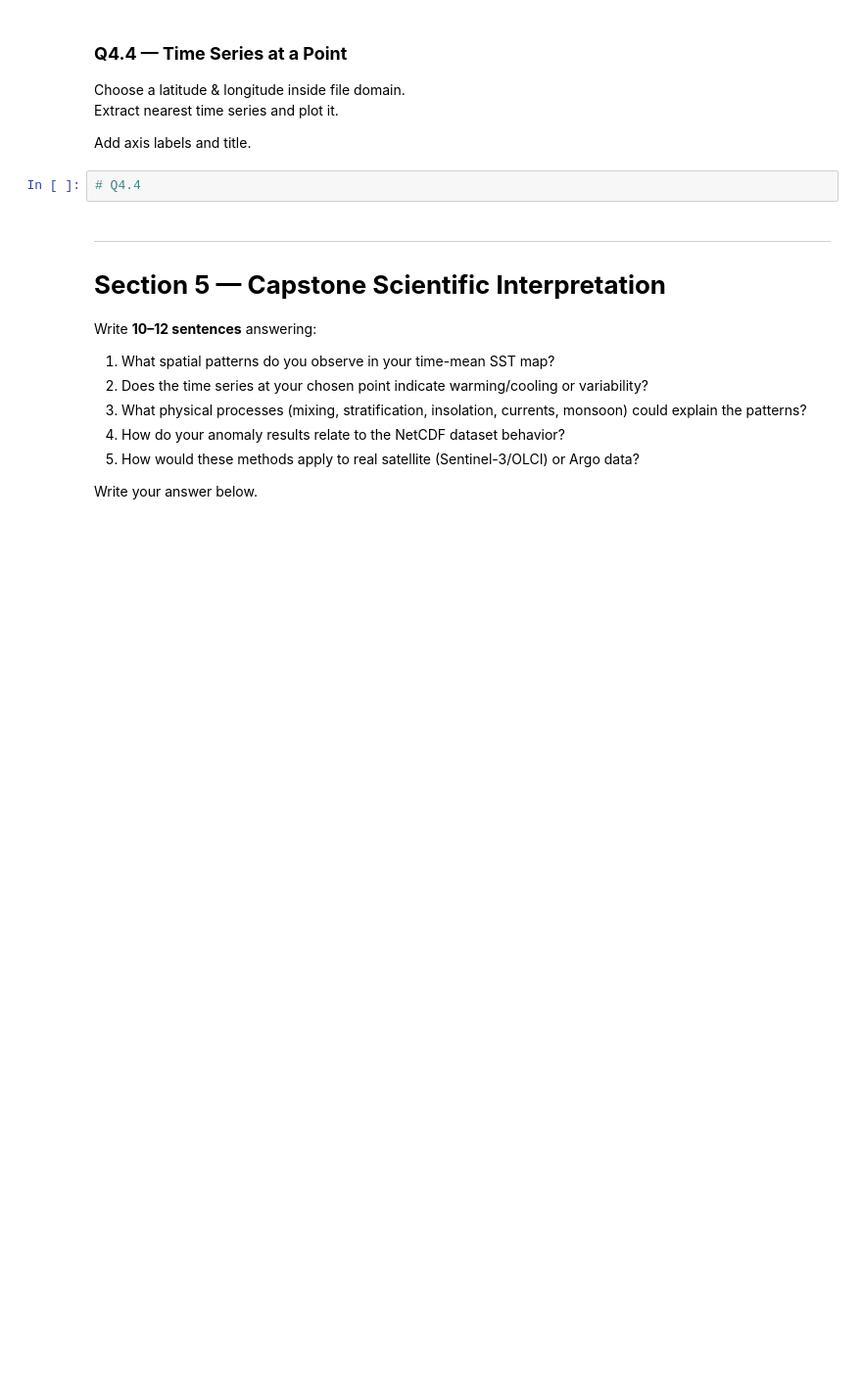
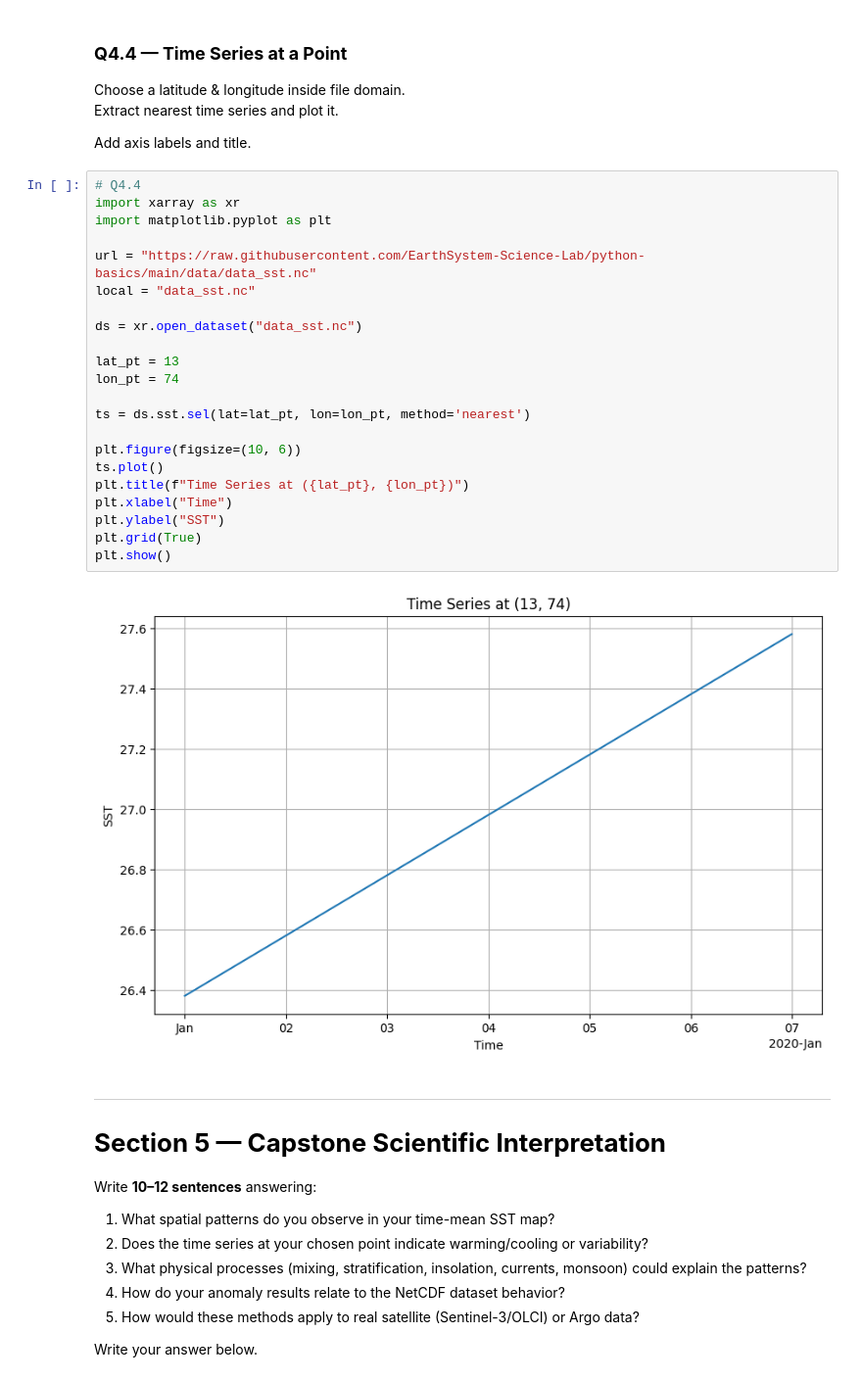
Before and after one commit to Suroj22/python-basics, a Jupyter notebook: notebooks/05_Capstone_Assignment.ipynb, the cells around one changed output. Shown: that part at 98% size. Drawn from its saved outputs; the diff is of its cells as text; blank space fills up the shorter version.

```diff
--- a/notebooks/05_Capstone_Assignment.ipynb
+++ b/notebooks/05_Capstone_Assignment.ipynb
@@ -388,8 +388,30 @@ Choose a latitude & longitude inside file domain.
 Extract nearest time series and plot it.
 
 Add axis labels and title.
-# %%
-# Q4.4
+# %%
+# Q4.4
+import xarray as xr
+import matplotlib.pyplot as plt
+
+url = "https://raw.githubusercontent.com/EarthSystem-Science-Lab/python-basics/main/data/data_sst.nc"
+local = "data_sst.nc"
+
+ds = xr.open_dataset("data_sst.nc")
+
+lat_pt = 13
+lon_pt = 74
+
+ts = ds.sst.sel(lat=lat_pt, lon=lon_pt, method='nearest')
+
+plt.figure(figsize=(10, 6))
+ts.plot()
+plt.title(f"Time Series at ({lat_pt}, {lon_pt})")
+plt.xlabel("Time")
+plt.ylabel("SST")
+plt.grid(True)
+plt.show()
+# %% [output]
+[figure, added]
 # %% [markdown]
 ---
 # **Section 5 — Capstone Scientific Interpretation**
```
Also changed, not shown: parts of 1 cell of this notebook.
